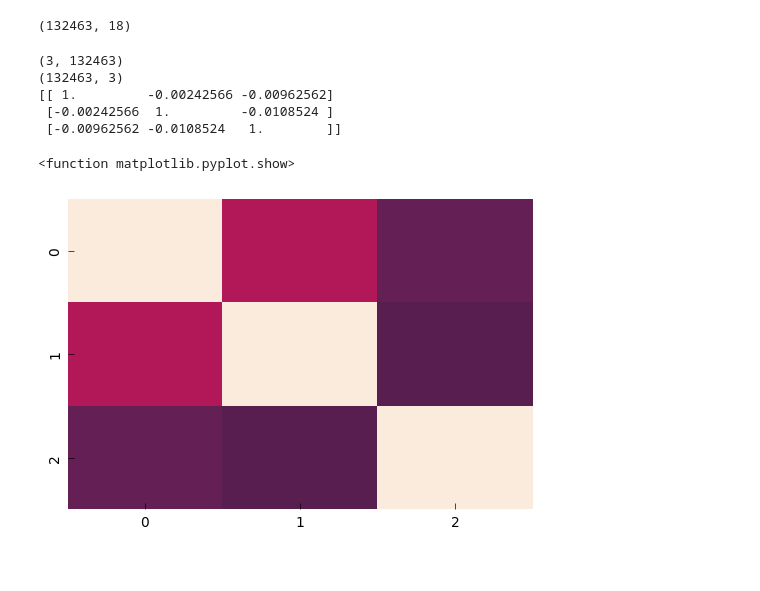
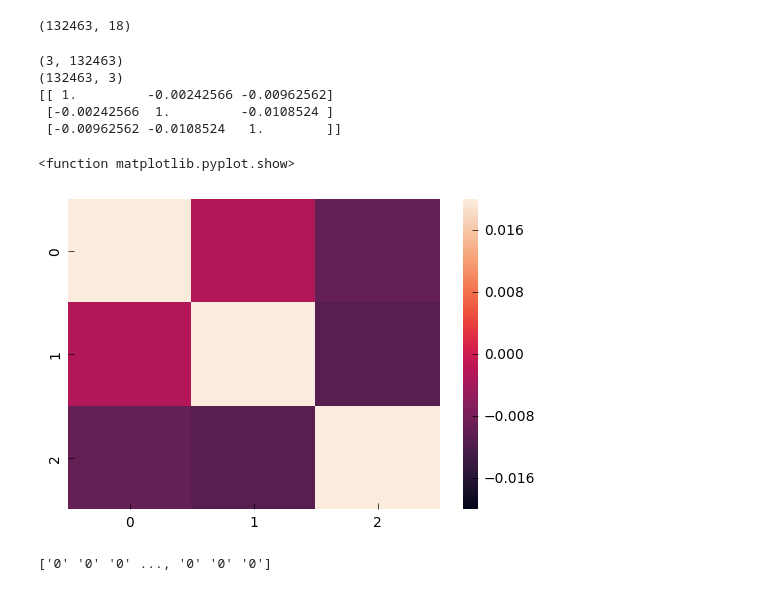
Before and after one commit to MoonBlvd/MDP_data_recording, a Jupyter notebook: warning_statistics.ipynb, the cells around one changed output. Saved outputs shown, nothing was run; the diff lists cells and outputs as text; code cells hidden in the pictures.

Commit message:
add plot optimal action

```diff
--- a/warning_statistics.ipynb
+++ b/warning_statistics.ipynb
@@ -167,32 +167,45 @@ all_exps.shape
 # %%
 all_FCW = all_exps[:,1].astype(int)# Forward Collision Warning
 all_LLDW = all_exps[:,2].astype(int) # Left Lane Departure Warning
 all_RLDW = all_exps[:,3].astype(int) # Right Lane Departure Warning
 all_LDW = all_LLDW|all_RLDW
 all_FSW = all_exps[:,4].astype(int) # FailSafe Warning
 all_FSType = all_exps[:,5].astype(int) # FailSafe Types
 
 all_LCrossing = all_exps[:,7]
 all_RCrossing = all_exps[:,8]
 all_LCutIn = all_exps[:,9]
 all_RCutIn = all_exps[:,10]
 
 all_system_warnings = np.vstack([all_FCW, all_LDW, all_FSW])
 print (all_system_warnings.shape)
 all_system_warnings = all_system_warnings.T
 print (all_system_warnings.shape)
 
 warning_corr = np.corrcoef(all_system_warnings, rowvar=False)
 print (warning_corr)
 
 plt.figure(1)
-sns.heatmap(warning_corr,vmin=-0.02, vmax=0.02, cbar=False)
+sns.heatmap(warning_corr,vmin=-0.02, vmax=0.02, cbar=True)
 plt.show
 # %% [output]
 (3, 132463)
 (132463, 3)
 [[ 1.         -0.00242566 -0.00962562]
  [-0.00242566  1.         -0.0108524 ]
  [-0.00962562 -0.0108524   1.        ]]
 <function matplotlib.pyplot.show>
-[figure, old version]
+[figure, new version]
+# %%
+'''
+Load optimal action for 05182017 trajectory and compare with warning/anomalies
+'''
+optimal_action_path = []
+with open('optimal_action.txt') as f:
+    lines = f.readlines()
+    for line in lines:
+        optimal_action_path.append(line.strip())
+optimal_action_path = np.array(optimal_action_path)
+print (optimal_action_path)
+# %% [output]
+['0' '0' '0' ..., '0' '0' '0']
```
